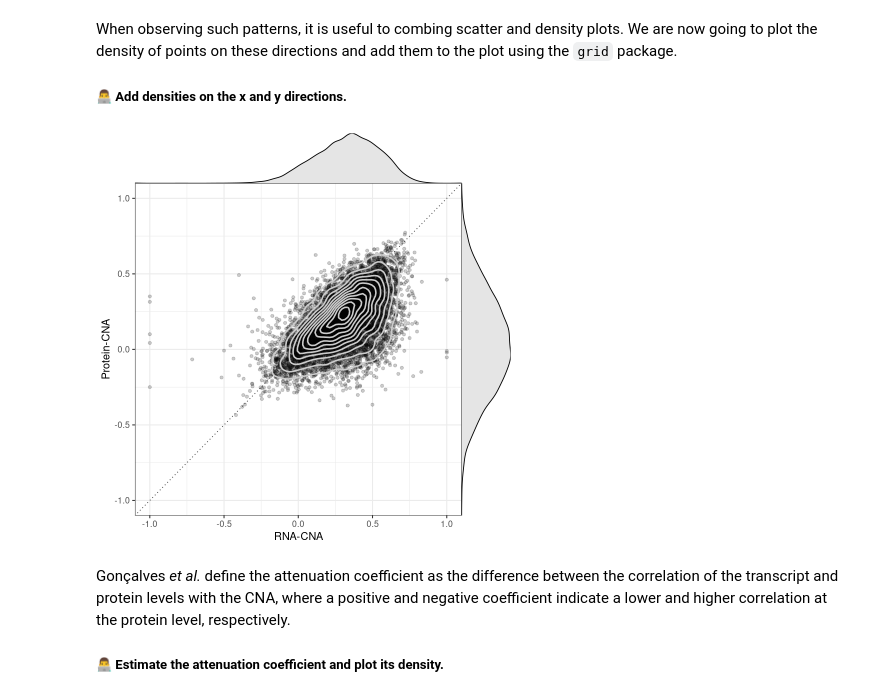
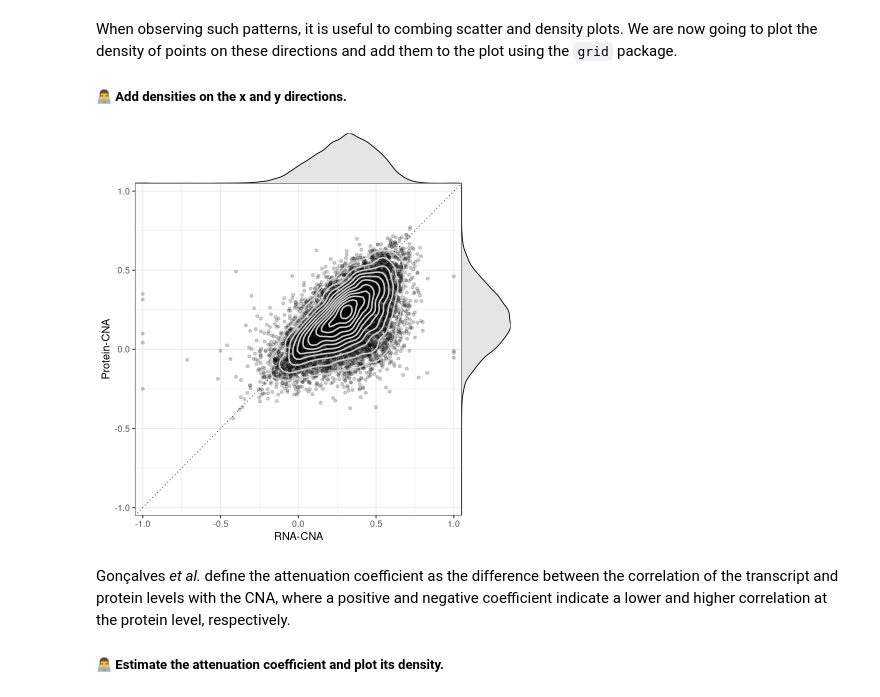
Before and after one commit to GTPB/IBIP22, a Jupyter notebook: pages/Proteogenomics/Gene_rna_protein_abundance/gene_rna_protein_abundance.ipynb, the cells around one changed output. Cells and saved outputs as stored; diff of their text form; code cells hidden in the pictures.

```diff
--- a/pages/Proteogenomics/Gene_rna_protein_abundance/gene_rna_protein_abundance.ipynb
+++ b/pages/Proteogenomics/Gene_rna_protein_abundance/gene_rna_protein_abundance.ipynb
@@ -542,8 +554,8 @@ cnaRnaProteinCorrelationDF <- cnaRnaProteinCorrelationDF %>%
 
 # Make a scatter plot
 
-axisMin <- min(c(cnaRnaProteinCorrelationDF$r_cna_rna, cnaRnaProteinCorrelationDF$r_cna_protein))
-axisMax <- max(c(cnaRnaProteinCorrelationDF$r_cna_rna, cnaRnaProteinCorrelationDF$r_cna_protein))
+axisMin <- -1.05
+axisMax <- 1.05
 
 scatterPlot <- ggplot(
     data = cnaRnaProteinCorrelationDF
@@ -573,11 +585,13 @@ scatterPlot <- ggplot(
     ) +
     scale_x_continuous(
         name = "RNA-CNA",
-        limits = c(axisMin, axisMax)
+        limits = c(axisMin, axisMax),
+        expand = c(0, 0)
     ) +
     scale_y_continuous(
         name = "Protein-CNA",
-        limits = c(axisMin, axisMax)
+        limits = c(axisMin, axisMax),
+        expand = c(0, 0)
     ) +
     theme(
         legend.position = "none"
@@ -611,6 +625,7 @@ rnaDensityPlot <- ggplot(
         alpha = 0.1
     ) +
     scale_x_continuous(
+        limits = c(axisMin, axisMax),
         expand = c(0, 0)
     ) +
     scale_y_continuous(
@@ -633,6 +648,7 @@ proteinDensityPlot <- ggplot(
         alpha = 0.1
     ) +
     scale_x_continuous(
+        limits = c(axisMin, axisMax),
         expand = c(0, 0)
     ) +
     scale_y_continuous(
@@ -645,34 +661,34 @@ proteinDensityPlot <- ggplot(
     ) +
     coord_flip()
 
 
 # Make grobs from plots
 
 scatterGrob <- ggplotGrob(scatterPlot)
 rnaDensityGrob <- ggplotGrob(rnaDensityPlot)
 proteinDensityGrob <- ggplotGrob(proteinDensityPlot)
 
 
 # Insert the densities as new row and column in the scatter grob
 
 mergedGrob <- rbind(scatterGrob[1:6, ], rnaDensityGrob[7, ], scatterGrob[7:nrow(scatterGrob), ], size = "last")
 mergedGrob$heights[7] <- unit(0.15, "null")
 
 proteinDensityGrob <- gtable_add_rows(
     x = proteinDensityGrob,
     heights = unit(rep(0, nrow(mergedGrob) - nrow(proteinDensityGrob)), "null"),
     pos = 0
 )
 
 mergedGrob <- cbind(mergedGrob[, 1:5], proteinDensityGrob[, 5], mergedGrob[, 6:ncol(mergedGrob)], size = "first")
 mergedGrob$widths[6] <- unit(0.15, "null")
 
 
 # Plot
 
 grid.draw(mergedGrob)
 # %% [output]
-[figure, old version]
+[figure, new version]
 # %% [markdown]
 Gonçalves _et al._ define the attenuation coefficient as the difference between the correlation of the transcript and protein levels with the CNA, where a positive and negative coefficient indicate a lower and higher correlation at the protein level, respectively.
 
```
Also changed, not shown: parts of 5 cells of this notebook, 2 other files.
